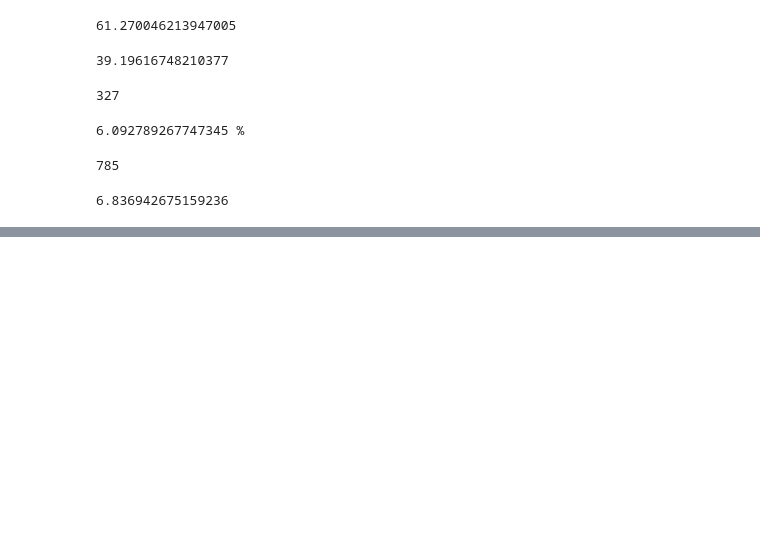
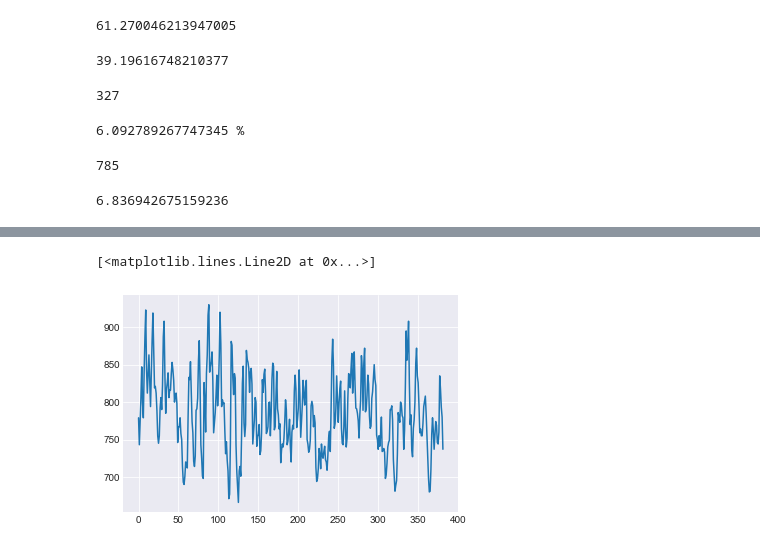
Before and after one commit to Jackfn96/3DS, a Jupyter notebook: notebooks/HRV features creation.ipynb, the cells around one changed output, grey strips where cells are left out. Cells and saved outputs as stored; diff of their text form; code cells hidden in the pictures; blank space fills up the shorter version.

```diff
--- a/notebooks/HRV features creation.ipynb
+++ b/notebooks/HRV features creation.ipynb
@@ -408,0 +477,7 @@ HTI
+# %%
+from hrvanalysis import get_time_domain_features
+
+ # nn_intervals_list contains integer values of NN-interval
+nn_intervals_list = wd_df.RR_rate
+
+time_domain_features = get_time_domain_features(nn_intervals_list)
@@ -408,0 +503,5 @@ HTI
+# %%
+plt.plot(nn_intervals_list)
+# %% [output]
+[<matplotlib.lines.Line2D at 0x...>]
+[figure, added]
```
Also changed, not shown: parts of 15 cells of this notebook.
